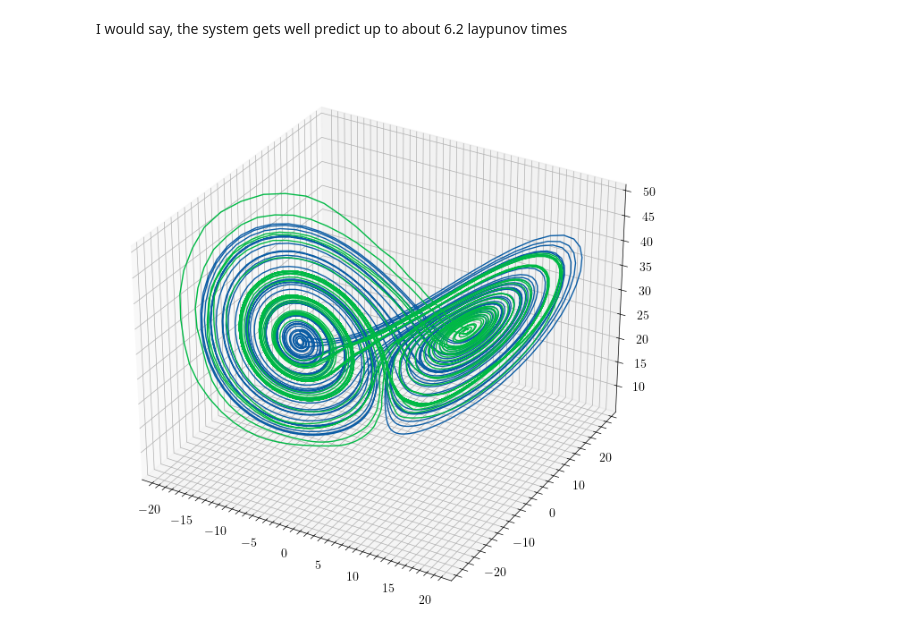
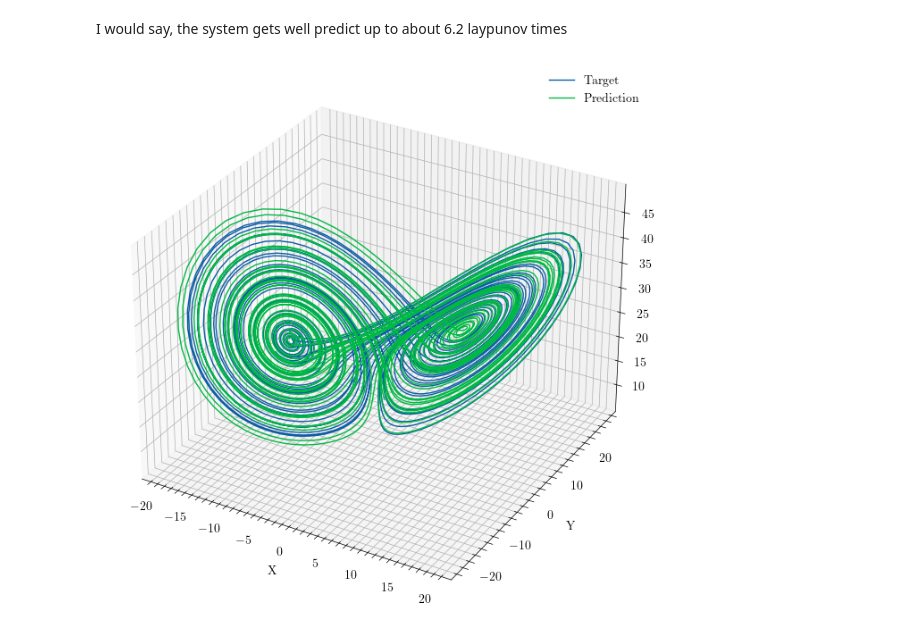
Before and after one commit to FelixWaldschock/TIF360_Advanced_machine_learning_with_neural_networks, a Jupyter notebook: 02_Homeworks/Assignment_D_Reservoir/TIF360_Assignment_D_Reservoir.ipynb, the cells around one changed output. Saved outputs shown, nothing was run; the diff lists cells and outputs as text; code cells hidden in the pictures.

```diff
--- a/02_Homeworks/Assignment_D_Reservoir/TIF360_Assignment_D_Reservoir.ipynb
+++ b/02_Homeworks/Assignment_D_Reservoir/TIF360_Assignment_D_Reservoir.ipynb
@@ -740,11 +742,17 @@ plt.grid()
 # %% [markdown]
 I would say, the system gets well predict up to about 6.2 laypunov times
 # %%
-# visualize in 3d
+# visualize the 3D system
 fig = plt.figure(figsize=(8,8))
 ax = fig.add_subplot(111, projection='3d')
 ax.plot(testData3D[:,0], testData3D[:,1], testData3D[:,2], label='Target')
-ax.plot(predictions_3D_tracker[best1D][:,0], predictions_3D_tracker[best1D][:,1], predictions_3D_tracker[best1D][:,2], label='Prediction')
+ax.plot(predictions_3D_tracker[best3D][:,0], predictions_3D_tracker[best3D][:,1], predictions_3D_tracker[best3D][:,2], label='Prediction')
+plt.legend()
+
+ax.set_xlabel('X')
+ax.set_ylabel('Y')
+ax.set_zlabel('Z')
+
 plt.show()
 # %% [output]
-[figure, old version]
+[figure, new version]
```
Also changed, not shown: parts of 5 cells of this notebook, 2 other files.
